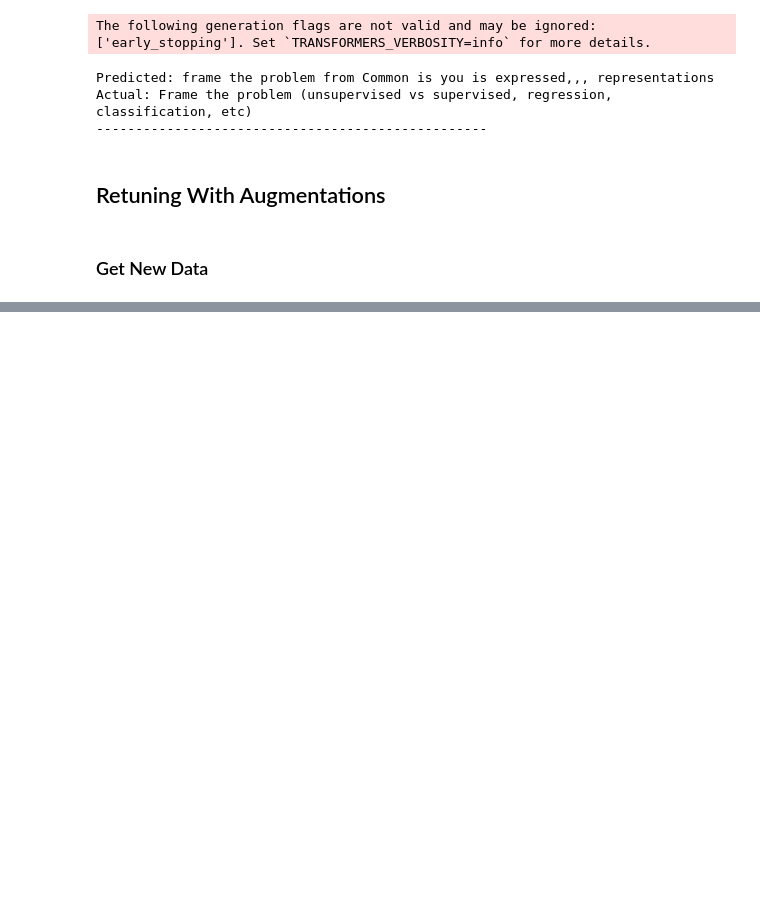
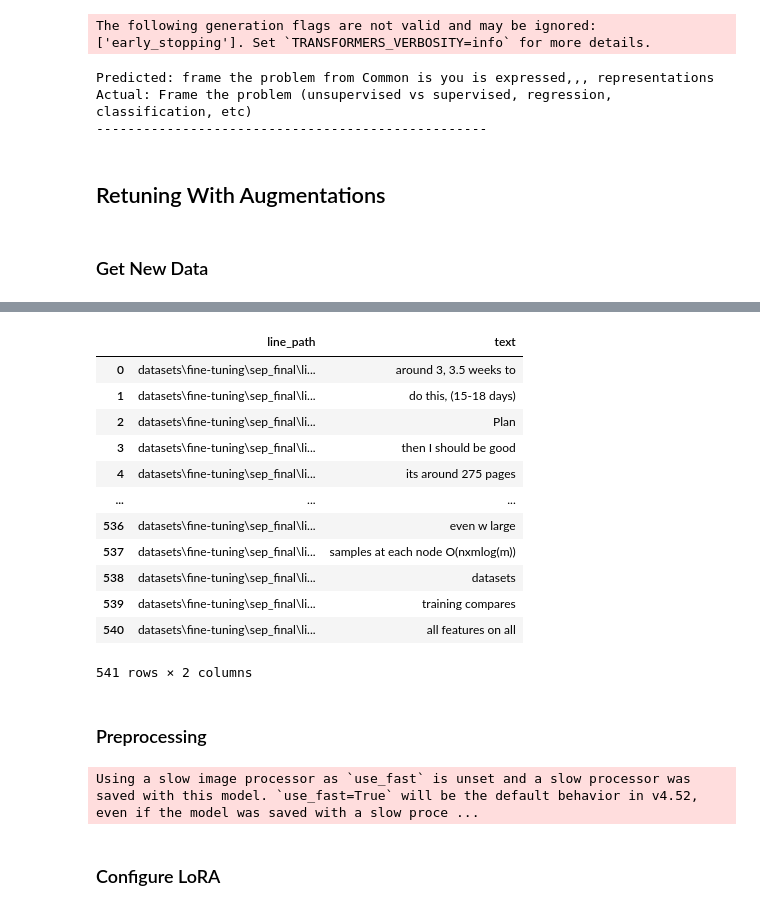
Before and after one commit to gjburke/note-transfer, a Jupyter notebook: development/text_detection.ipynb, the cells around one changed output, grey strips where cells are left out. Cells and saved outputs as stored; diff of their text form; code cells hidden in the pictures; blank space fills up the shorter version.

```diff
--- a/development/text_detection.ipynb
+++ b/development/text_detection.ipynb
@@ -1289,0 +1355,16 @@ df.to_csv(df_path, index=False)
+# %%
+df
+# %% [output]
+|  | line_path | text |
+| 0 | datasets\fine-tuning\sep_final\li... | around 3, 3.5 weeks to |
+| 1 | datasets\fine-tuning\sep_final\li... | do this, (15-18 days) |
+| 2 | datasets\fine-tuning\sep_final\li... | Plan |
+| 3 | datasets\fine-tuning\sep_final\li... | then I should be good |
+| 4 | datasets\fine-tuning\sep_final\li... | its around 275 pages |
+| ... | ... | ... |
+| 536 | datasets\fine-tuning\sep_final\li... | even w large |
+| 537 | datasets\fine-tuning\sep_final\li... | samples at each node O(nxmlog(m)) |
+| 538 | datasets\fine-tuning\sep_final\li... | datasets |
+| 539 | datasets\fine-tuning\sep_final\li... | training compares |
+| 540 | datasets\fine-tuning\sep_final\li... | all features on all |
+541 rows × 2 columns
@@ -1289,0 +1392,6 @@ df.to_csv(df_path, index=False)
+# %% [markdown]
+### Preprocessing
+# %%
+processor = TrOCRProcessor.from_pretrained("microsoft/trocr-base-handwritten")
+# %% [output]
+Using a slow image processor as `use_fast` is unset and a slow processor was saved with this model. `use_fast=True` will be the default behavior in v4.52, even if the model was saved with a slow proce ...
@@ -1289,0 +1457,2 @@ df.to_csv(df_path, index=False)
+# %% [markdown]
+### Configure LoRA
```
Also changed, not shown: parts of 21 cells of this notebook.
